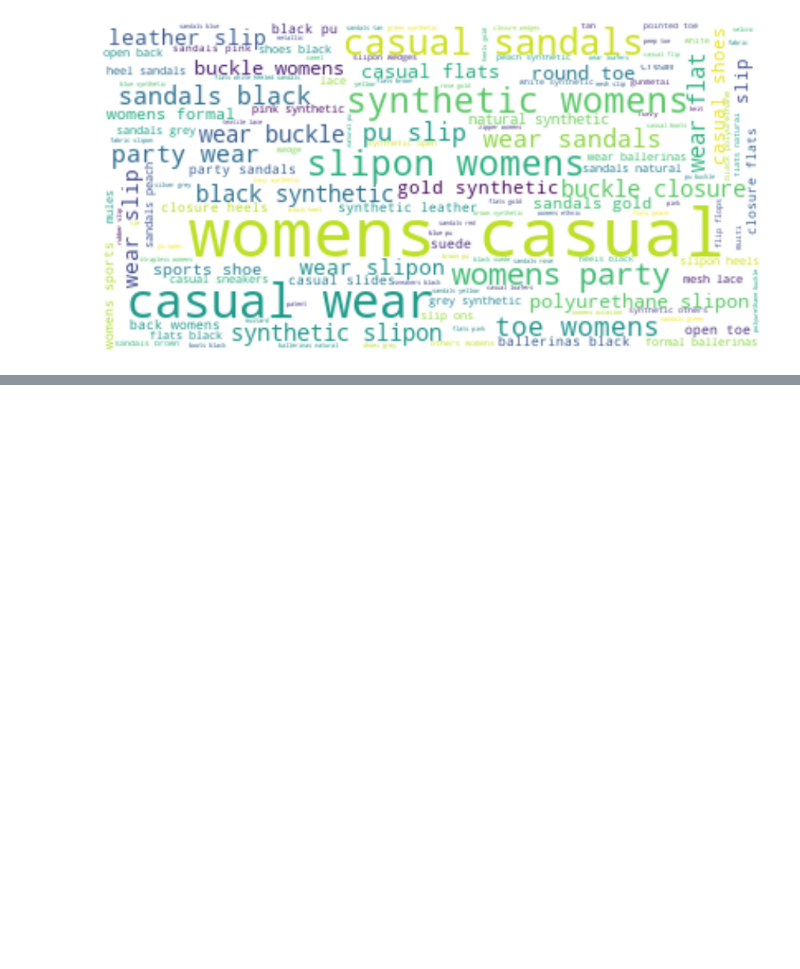
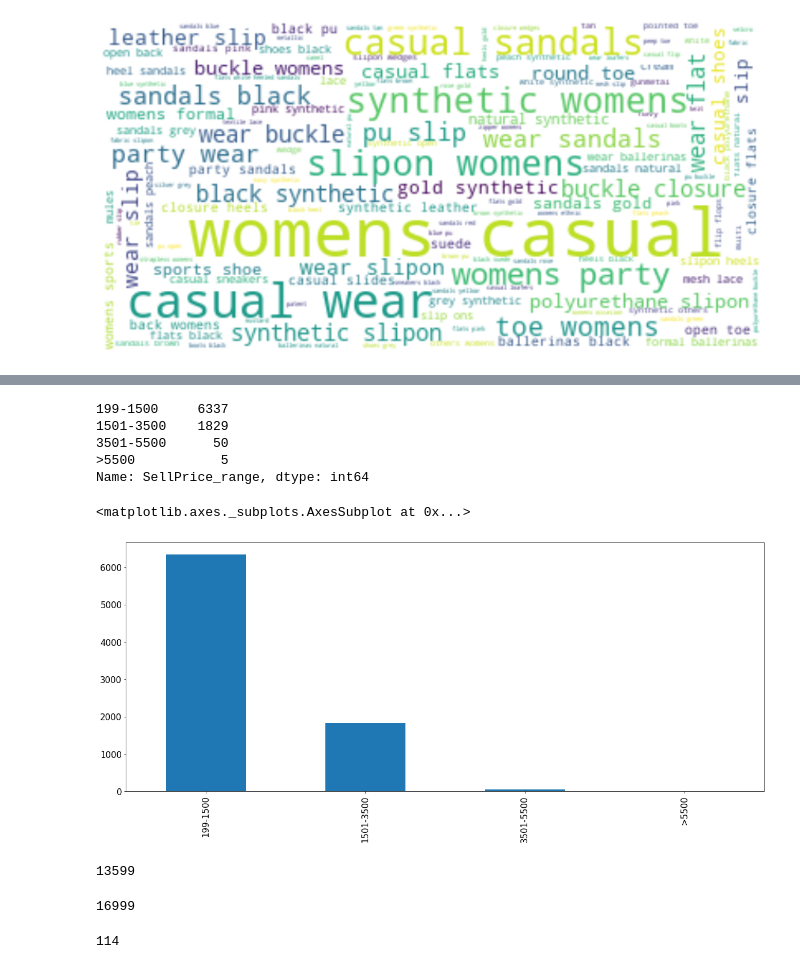
Before and after one commit to Sanjayme049/EDA, a Jupyter notebook: DataSet_Practice_1.ipynb, the cells around one changed output, grey strips where cells are left out. Saved outputs shown, nothing was run; the diff lists cells and outputs as text; code cells hidden in the pictures; blank space fills up the shorter version.

```diff
--- a/DataSet_Practice_1.ipynb
+++ b/DataSet_Practice_1.ipynb
@@ -617,0 +648,12 @@ plt.show()
+# %%
+def selling_price_range(i):
+        if i in range(199,1501):
+            return str("199-1500")
+        elif i in range(1501,3501):
+            return str("1501-3500")
+        elif i in range(3501,5501):
+            return str("3501-5500")
+        else:
+            return str(">5500")
+Category_df["SellPrice_range"] = Category_df["SellPrice"].apply(selling_price_range)
+.Category_df.head()
@@ -617,0 +667,14 @@ plt.show()
+# %%
+Category_df["SellPrice_range"].value_counts()
+# %% [output]
+199-1500     6337
+1501-3500    1829
+3501-5500      50
+>5500           5
+Name: SellPrice_range, dtype: int64
+# %%
+plt.figure(figsize=(20, 8))
+Category_df["SellPrice_range"].value_counts().plot.bar(fontsize=15)
+# %% [output]
+<matplotlib.axes._subplots.AxesSubplot at 0x...>
+[figure, added]
@@ -617,0 +685,12 @@ plt.show()
+# %%
+Category_indianwear["SellPrice"].max()
+# %% [output]
+13599
+# %%
+Category_indianwear["MRP"].max()
+# %% [output]
+16999
+# %%
+category_LingerieNightwear["SellPrice"].min()
+# %% [output]
+114
```
Also changed, not shown: parts of 35 cells of this notebook.
